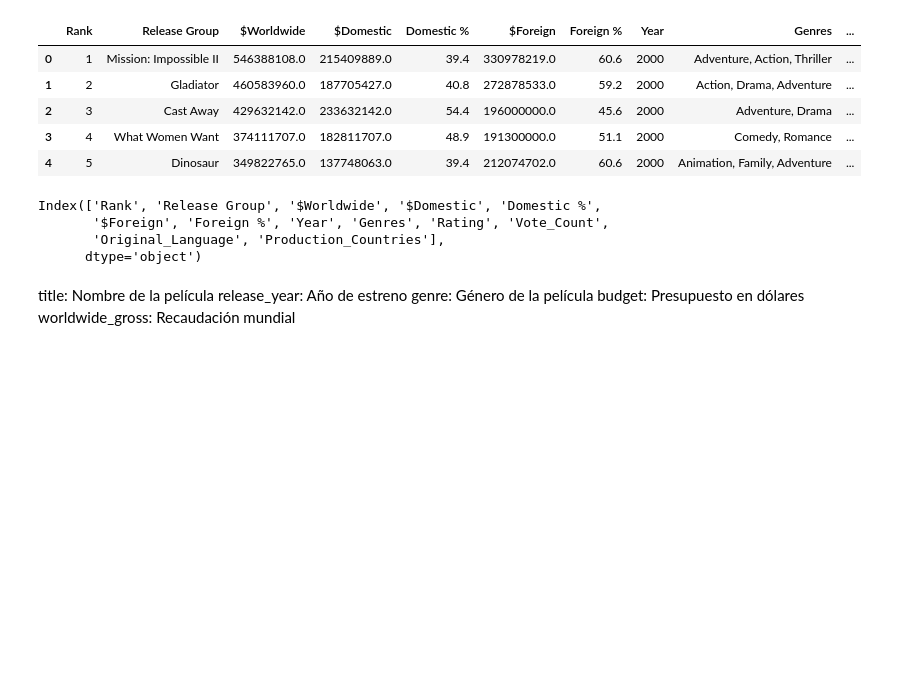
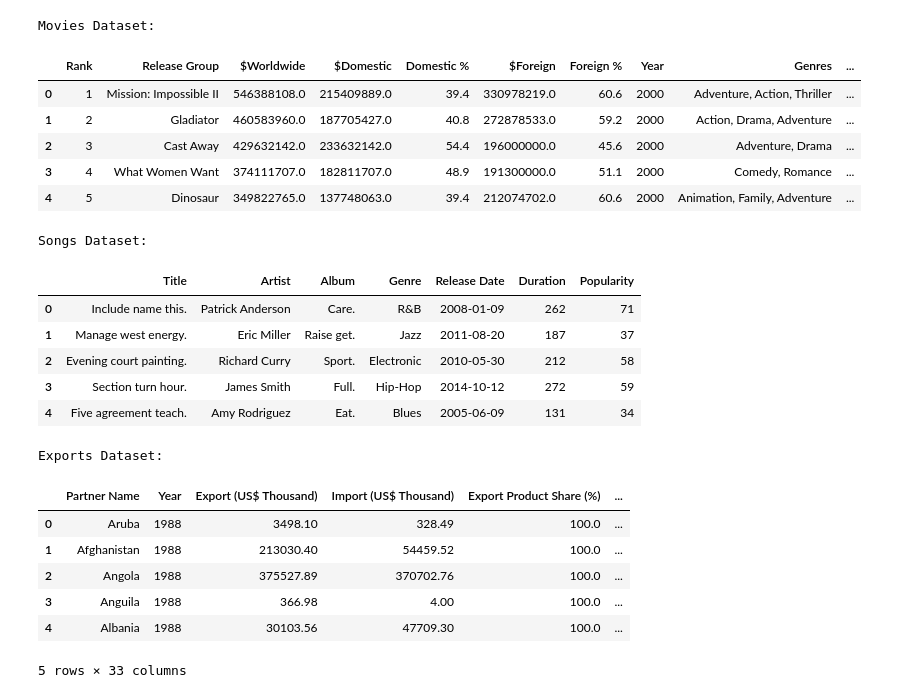
Before and after one commit to gugui-python/movies-box-office-dataset, a Jupyter notebook: datasets+perello.ipynb, the cells around one changed output. Cells and saved outputs as stored; diff of their text form; code cells hidden in the pictures; blank space fills up the shorter version.

```diff
--- a/datasets+perello.ipynb
+++ b/datasets+perello.ipynb
@@ -1,34 +1,47 @@
 # %% [markdown]
 <a href="https://colab.research.google.com/github/gugui-python/movies-box-office-dataset/blob/main/datasets%2Bperello.ipynb" target="_parent"><img src="https://colab.research.google.com/assets/colab-badge.svg" alt="Open In Colab"/></a>
-# %%
-import pandas as pd
-
-# URL sin formato "raw" de GitHub
-github_url = "https://raw.githubusercontent.com/gugui-python/movies-box-office-dataset/main/enhanced_box_office_data(2000-2024)u.csv"
-
-# Cargar dataset con Pandas
-df = pd.read_csv(github_url)
-
-# Mostrar las primeras filas
-df.head()
-# %% [output]
-|  | Rank | Release Group | $Worldwide | $Domestic | Domestic % | $Foreign | Foreign % | Year | Genres | ... |
-| 0 | 1 | Mission: Impossible II | 546388108.0 | 215409889.0 | 39.4 | 330978219.0 | 60.6 | 2000 | Adventure, Action, Thriller | ... |
-| 1 | 2 | Gladiator | 460583960.0 | 187705427.0 | 40.8 | 272878533.0 | 59.2 | 2000 | Action, Drama, Adventure | ... |
-| 2 | 3 | Cast Away | 429632142.0 | 233632142.0 | 54.4 | 196000000.0 | 45.6 | 2000 | Adventure, Drama | ... |
-| 3 | 4 | What Women Want | 374111707.0 | 182811707.0 | 48.9 | 191300000.0 | 51.1 | 2000 | Comedy, Romance | ... |
-| 4 | 5 | Dinosaur | 349822765.0 | 137748063.0 | 39.4 | 212074702.0 | 60.6 | 2000 | Animation, Family, Adventure | ... |
-# %%
-# Mostrar nombres de las columnas
-df.columns
-# %% [output]
-Index(['Rank', 'Release Group', '$Worldwide', '$Domestic', 'Domestic %',
-       '$Foreign', 'Foreign %', 'Year', 'Genres', 'Rating', 'Vote_Count',
-       'Original_Language', 'Production_Countries'],
-      dtype='object')
-# %% [markdown]
-title: Nombre de la película
-release_year: Año de estreno
-genre: Género de la película
-budget: Presupuesto en dólares
-worldwide_gross: Recaudación mundial
+# %%
+import pandas as pd
+
+# URLs corregidas (asegúrate de que existan en tu repo)
+url_movies = "https://raw.githubusercontent.com/gugui-python/movies-box-office-dataset/main/enhanced_box_office_data(2000-2024)u.csv"
+url_songs = "https://raw.githubusercontent.com/gugui-python/movies-box-office-dataset/main/songs_2000_2020_50k.csv"
+url_exports = "https://raw.githubusercontent.com/gugui-python/movies-box-office-dataset/main/34_years_world_export_import_dataset.csv"
+
+# Cargar los datasets
+df_movies = pd.read_csv(url_movies)
+df_songs = pd.read_csv(url_songs)
+df_exports = pd.read_csv(url_exports)
+
+# Mostrar las primeras filas de cada dataset
+print("Movies Dataset:")
+display(df_movies.head())
+
+print("Songs Dataset:")
+display(df_songs.head())
+
+print("Exports Dataset:")
+display(df_exports.head())
+# %% [output]
+Movies Dataset:
+|  | Rank | Release Group | $Worldwide | $Domestic | Domestic % | $Foreign | Foreign % | Year | Genres | ... |
+| 0 | 1 | Mission: Impossible II | 546388108.0 | 215409889.0 | 39.4 | 330978219.0 | 60.6 | 2000 | Adventure, Action, Thriller | ... |
+| 1 | 2 | Gladiator | 460583960.0 | 187705427.0 | 40.8 | 272878533.0 | 59.2 | 2000 | Action, Drama, Adventure | ... |
+| 2 | 3 | Cast Away | 429632142.0 | 233632142.0 | 54.4 | 196000000.0 | 45.6 | 2000 | Adventure, Drama | ... |
+| 3 | 4 | What Women Want | 374111707.0 | 182811707.0 | 48.9 | 191300000.0 | 51.1 | 2000 | Comedy, Romance | ... |
+| 4 | 5 | Dinosaur | 349822765.0 | 137748063.0 | 39.4 | 212074702.0 | 60.6 | 2000 | Animation, Family, Adventure | ... |
+Songs Dataset:
+|  | Title | Artist | Album | Genre | Release Date | Duration | Popularity |
+| 0 | Include name this. | Patrick Anderson | Care. | R&B | 2008-01-09 | 262 | 71 |
+| 1 | Manage west energy. | Eric Miller | Raise get. | Jazz | 2011-08-20 | 187 | 37 |
+| 2 | Evening court painting. | Richard Curry | Sport. | Electronic | 2010-05-30 | 212 | 58 |
+| 3 | Section turn hour. | James Smith | Full. | Hip-Hop | 2014-10-12 | 272 | 59 |
+| 4 | Five agreement teach. | Amy Rodriguez | Eat. | Blues | 2005-06-09 | 131 | 34 |
+Exports Dataset:
+|  | Partner Name | Year | Export (US$ Thousand) | Import (US$ Thousand) | Export Product Share (%) | ... |
+| 0 | Aruba | 1988 | 3498.10 | 328.49 | 100.0 | ... |
+| 1 | Afghanistan | 1988 | 213030.40 | 54459.52 | 100.0 | ... |
+| 2 | Angola | 1988 | 375527.89 | 370702.76 | 100.0 | ... |
+| 3 | Anguila | 1988 | 366.98 | 4.00 | 100.0 | ... |
+| 4 | Albania | 1988 | 30103.56 | 47709.30 | 100.0 | ... |
+5 rows × 33 columns
```
Also changed, not shown: parts of 2 cells of this notebook.
